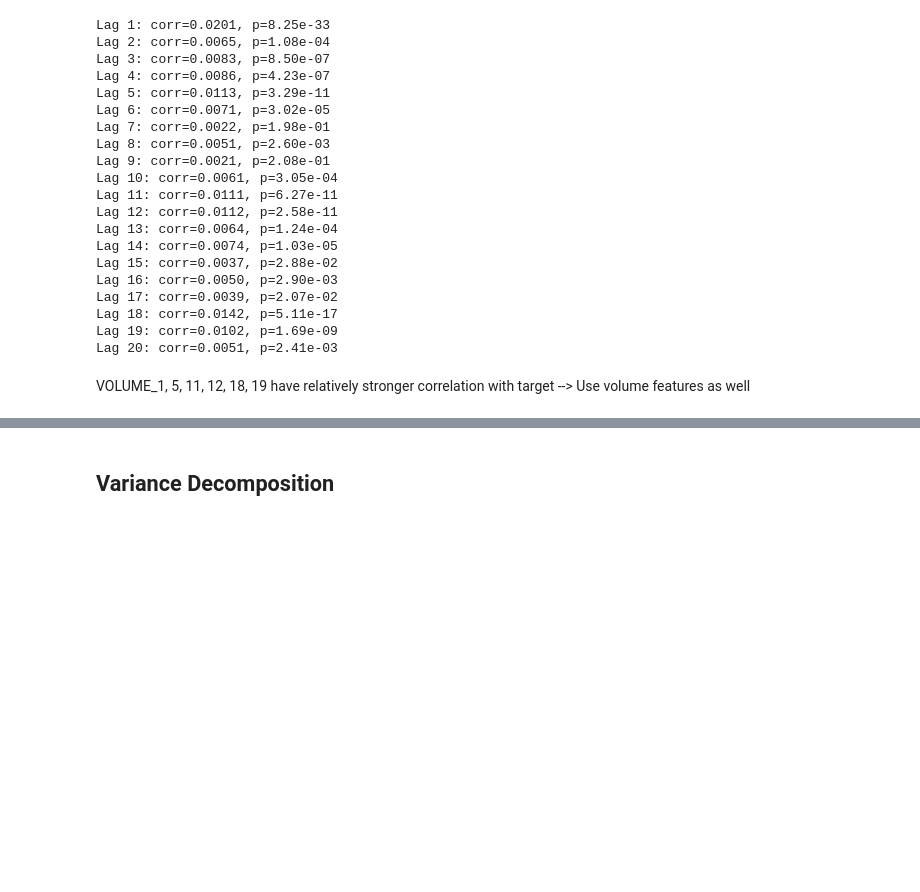
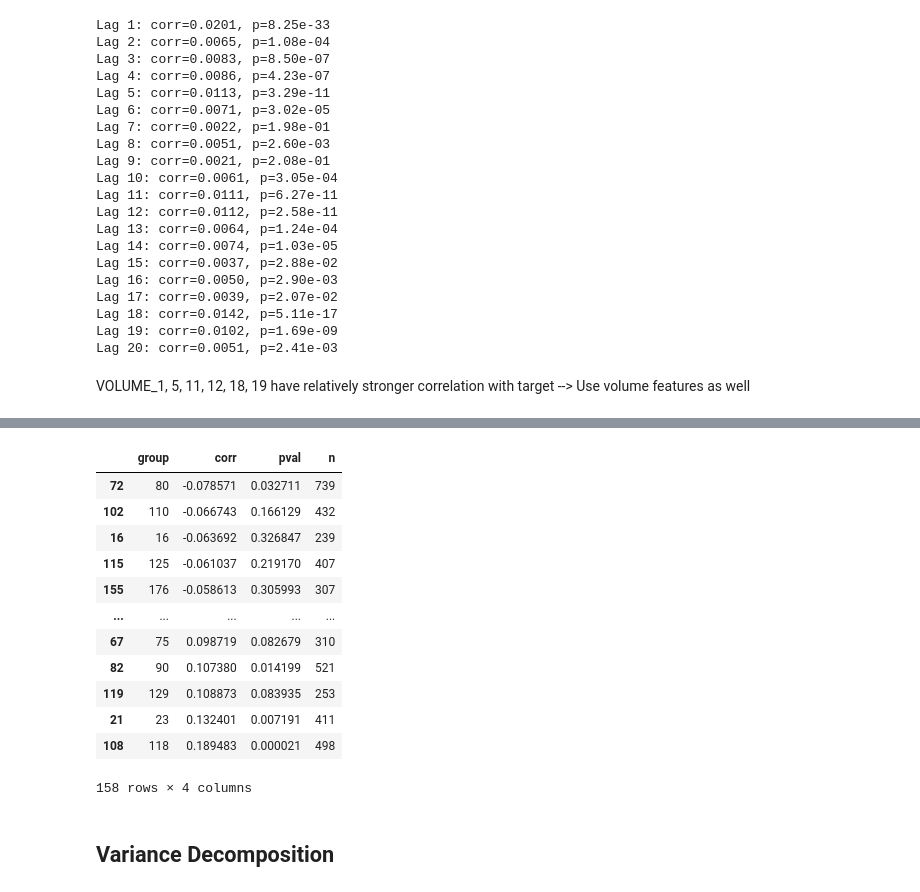
Before and after one commit to anbinh-bui/Stock-Return-Prediction-Challenge-, a Jupyter notebook: EDA.ipynb, the cells around one changed output, grey strips where cells are left out. Cells and saved outputs as stored; diff of their text form; code cells hidden in the pictures; blank space fills up the shorter version.

```diff
--- a/EDA.ipynb
+++ b/EDA.ipynb
@@ -501,3 +560,19 @@ VOLUME_1, 5, 11, 12, 18, 19 have relatively stronger correlation with target -->
+# %%
+sub_industry_vol_corr
+# %% [output]
+|  | group | corr | pval | n |
+| 72 | 80 | -0.078571 | 0.032711 | 739 |
+| 102 | 110 | -0.066743 | 0.166129 | 432 |
+| 16 | 16 | -0.063692 | 0.326847 | 239 |
+| 115 | 125 | -0.061037 | 0.219170 | 407 |
+| 155 | 176 | -0.058613 | 0.305993 | 307 |
+| ... | ... | ... | ... | ... |
+| 67 | 75 | 0.098719 | 0.082679 | 310 |
+| 82 | 90 | 0.107380 | 0.014199 | 521 |
+| 119 | 129 | 0.108873 | 0.083935 | 253 |
+| 21 | 23 | 0.132401 | 0.007191 | 411 |
+| 108 | 118 | 0.189483 | 0.000021 | 498 |
+158 rows × 4 columns
 # %% [markdown]
 ## Variance Decomposition
 # %%
```
Also changed, not shown: parts of 6 cells of this notebook.
